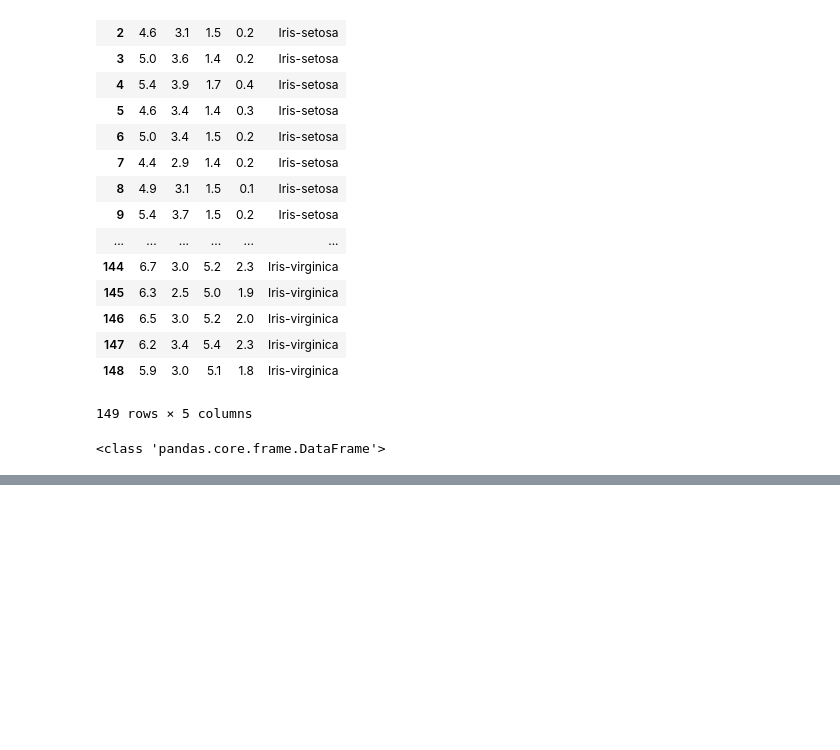
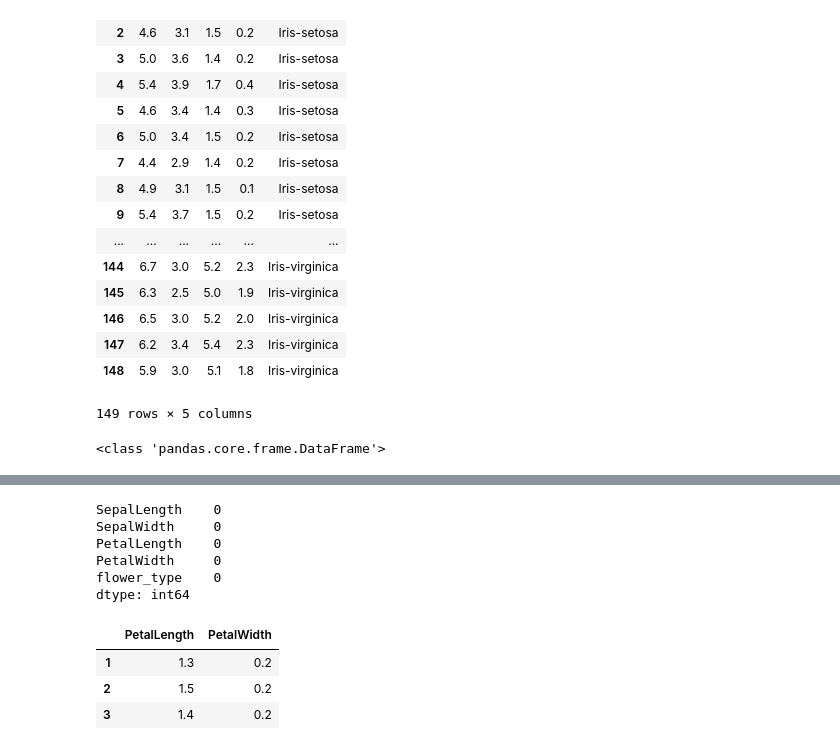
Before and after one commit to anmolkhanna93/MachileLearningPractise, a Jupyter notebook: Pandas.ipynb, the cells around one changed output, grey strips where cells are left out. Cells and saved outputs as stored; diff of their text form; code cells hidden in the pictures; blank space fills up the shorter version.

```diff
--- a/Pandas.ipynb
+++ b/Pandas.ipynb
@@ -30,0 +154,17 @@ print(type(iris))
+# %%
+df.isnull().sum() # giving values of null enteries per each column
+# %% [output]
+SepalLength    0
+SepalWidth     0
+PetalLength    0
+PetalWidth     0
+flower_type    0
+dtype: int64
+# %%
+# To randomly access data from between the dataset, we use a function iloc
+df.iloc[1:4,2:4]#rows 1,2 and 3 and colums 2 and 3
+# %% [output]
+|  | PetalLength | PetalWidth |
+| 1 | 1.3 | 0.2 |
+| 2 | 1.5 | 0.2 |
+| 3 | 1.4 | 0.2 |
```
Also changed, not shown: parts of 10 cells of this notebook.
